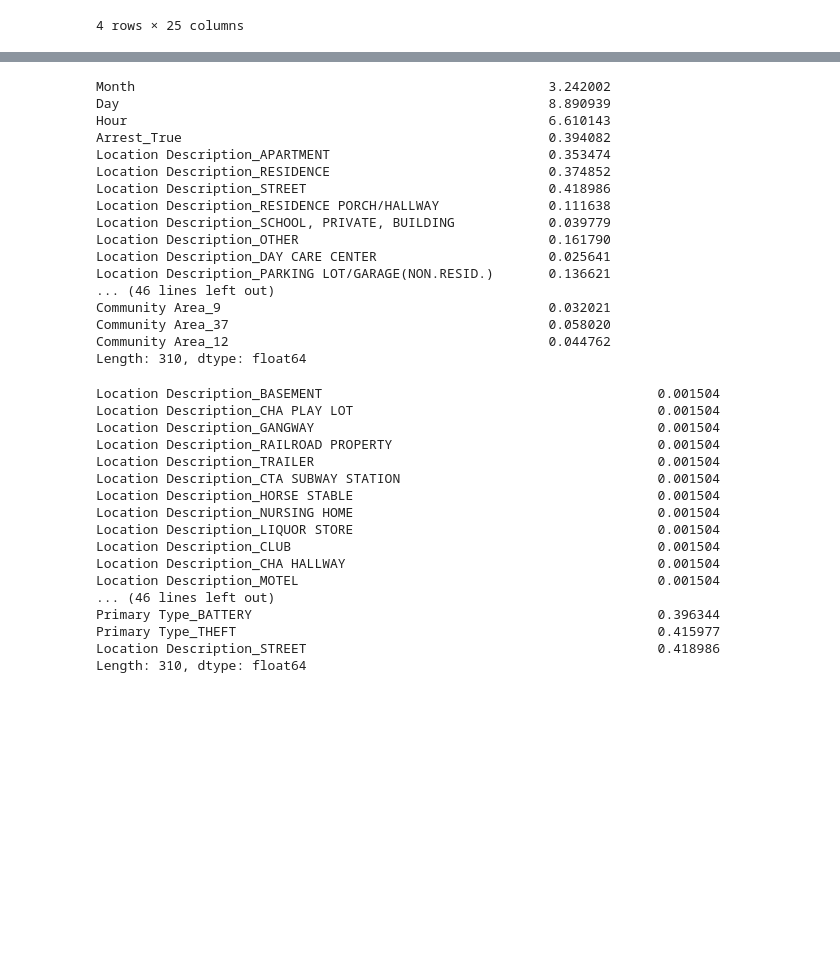
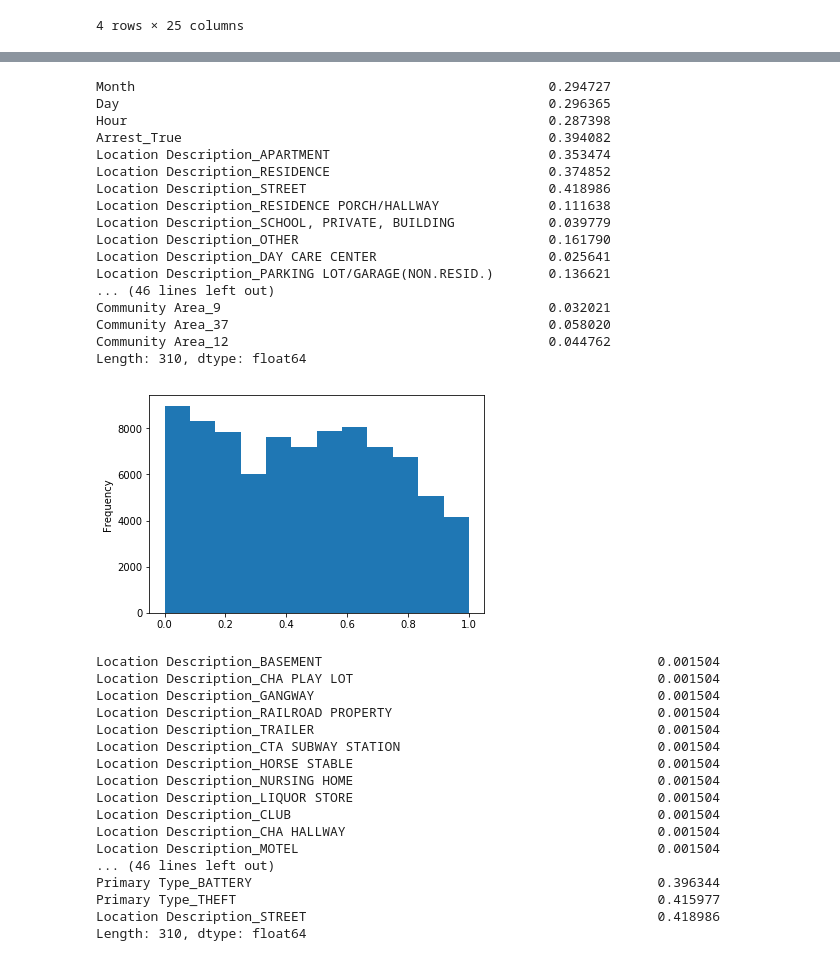
Before and after one commit to JiaqiGao/CMSC-21800-project, a Jupyter notebook: project.ipynb, the cells around one changed output, grey strips where cells are left out. Cells and saved outputs as stored; diff of their text form; code cells hidden in the pictures; blank space fills up the shorter version.

```diff
--- a/project.ipynb
+++ b/project.ipynb
@@ -76,23 +71,27 @@ crime_data[-4:]
-# %%
-crime_data.std()
-# %% [output]
-Month                                                     3.242002
-Day                                                       8.890939
-Hour                                                      6.610143
-Arrest_True                                               0.394082
-Location Description_APARTMENT                            0.353474
-Location Description_RESIDENCE                            0.374852
-Location Description_STREET                               0.418986
-Location Description_RESIDENCE PORCH/HALLWAY              0.111638
-Location Description_SCHOOL, PRIVATE, BUILDING            0.039779
-Location Description_OTHER                                0.161790
-Location Description_DAY CARE CENTER                      0.025641
-Location Description_PARKING LOT/GARAGE(NON.RESID.)       0.136621
-... (46 lines left out)
-Community Area_9                                          0.032021
-Community Area_37                                         0.058020
-Community Area_12                                         0.044762
-Length: 310, dtype: float64
+# %%
+
+arr_true = crime_data[crime_data['Arrest_True'] == 1]
+ax = arr_true['Month'].plot.hist(bins=12)
+crime_data.std()
+# %% [output]
+Month                                                     0.294727
+Day                                                       0.296365
+Hour                                                      0.287398
+Arrest_True                                               0.394082
+Location Description_APARTMENT                            0.353474
+Location Description_RESIDENCE                            0.374852
+Location Description_STREET                               0.418986
+Location Description_RESIDENCE PORCH/HALLWAY              0.111638
+Location Description_SCHOOL, PRIVATE, BUILDING            0.039779
+Location Description_OTHER                                0.161790
+Location Description_DAY CARE CENTER                      0.025641
+Location Description_PARKING LOT/GARAGE(NON.RESID.)       0.136621
+... (46 lines left out)
+Community Area_9                                          0.032021
+Community Area_37                                         0.058020
+Community Area_12                                         0.044762
+Length: 310, dtype: float64
+[figure, added]
 # %%
 #scale all variables to be between 0 and 1
 #iterate through all columns
```
Also changed, not shown: parts of 5 cells of this notebook.
